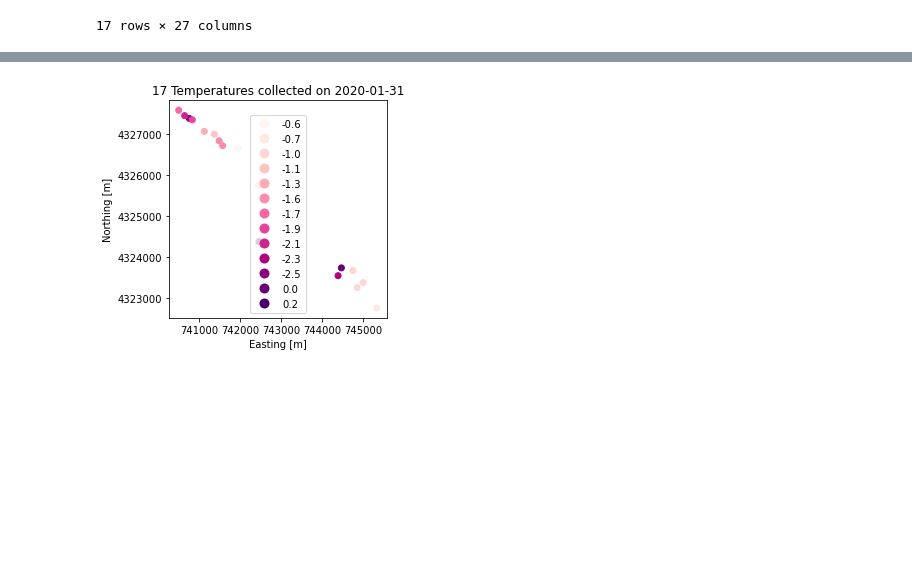
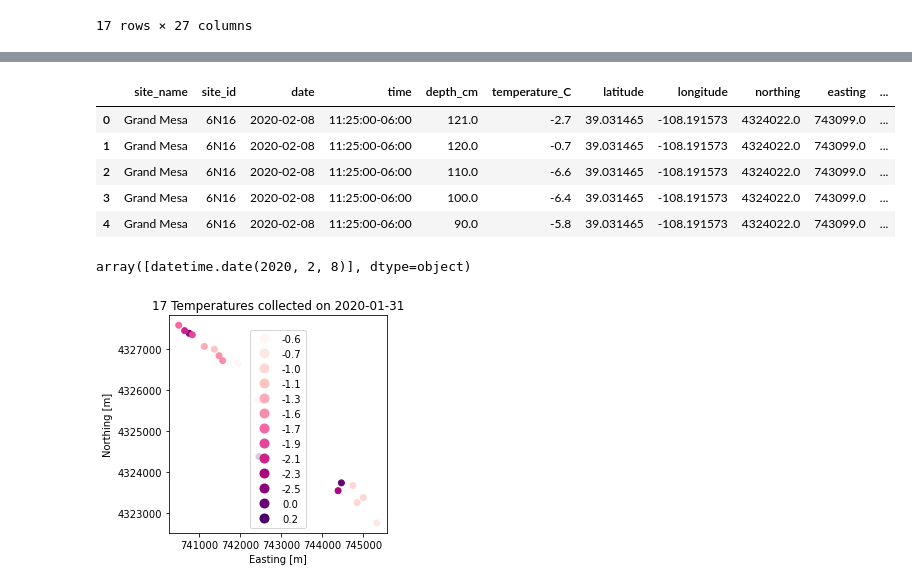
Before and after one commit to snowex-hackweek/hot-pow, a Jupyter notebook: contributors/Jeremy_Johnston/QueryPractice.ipynb, the cells around one changed output, grey strips where cells are left out. Cells and saved outputs as stored; diff of their text form; code cells hidden in the pictures; blank space fills up the shorter version.

```diff
--- a/contributors/Jeremy_Johnston/QueryPractice.ipynb
+++ b/contributors/Jeremy_Johnston/QueryPractice.ipynb
@@ -71,3 +127,37 @@ df
+# %%
+#re-arrange the columns
+cols = ['site_name','site_id','date','time','depth_cm','temperature_C','latitude','longitude','northing','easting','utm_zone','geom']
+df_c = df_c[cols]
+df_c.head()
+# %% [output]
+|  | site_name | site_id | date | time | depth_cm | temperature_C | latitude | longitude | northing | easting | ... |
+| 0 | Grand Mesa | 6N16 | 2020-02-08 | 11:25:00-06:00 | 121.0 | -2.7 | 39.031465 | -108.191573 | 4324022.0 | 743099.0 | ... |
+| 1 | Grand Mesa | 6N16 | 2020-02-08 | 11:25:00-06:00 | 120.0 | -0.7 | 39.031465 | -108.191573 | 4324022.0 | 743099.0 | ... |
+| 2 | Grand Mesa | 6N16 | 2020-02-08 | 11:25:00-06:00 | 110.0 | -6.6 | 39.031465 | -108.191573 | 4324022.0 | 743099.0 | ... |
+| 3 | Grand Mesa | 6N16 | 2020-02-08 | 11:25:00-06:00 | 100.0 | -6.4 | 39.031465 | -108.191573 | 4324022.0 | 743099.0 | ... |
+| 4 | Grand Mesa | 6N16 | 2020-02-08 | 11:25:00-06:00 | 90.0 | -5.8 | 39.031465 | -108.191573 | 4324022.0 | 743099.0 | ... |
+# %%
+#get all unique dates (14 days), create and save plot for each using near surface temperature
+dates = df_c['date'].unique()
+#loop through all dates
+for date in dates:
+    #trim to only values for a selected date
+    df_date = df_c[df_c['date'] == date]
+    #get all sites w/ data on the selected date
+    sites = df_date['site_id']
+    #loop through all sites to identify temperatures nearest the surface
+    t
+    for site in sites:
+        #trim to only values for a selected site on a selected date
+        df_site_date = df_date[df_date['site_id'] == site]
+        #find maximum depth and extract temperature value
+        df_site_date['depth_cm']
+
+
+df_date
+df_date['date'].unique()
+# %% [output]
+array([datetime.date(2020, 2, 8)], dtype=object)
 # %%
 # Get the Matplotlib Axes object from the dataframe object, color the points by snow depth value
 ax = df.plot(column='value', legend=True, cmap='RdPu')
```
Also changed, not shown: parts of 7 cells of this notebook, 1 other file.
